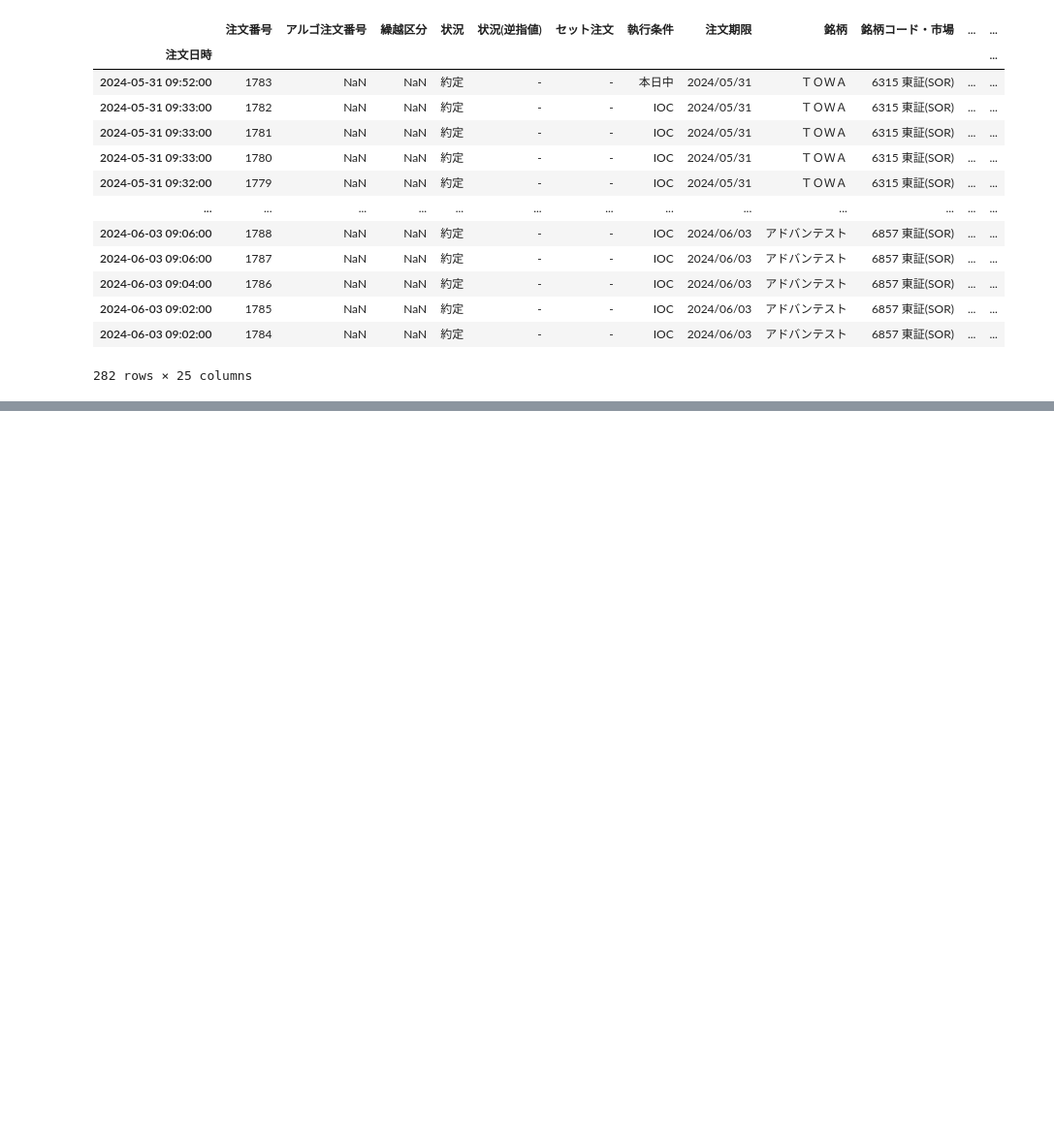
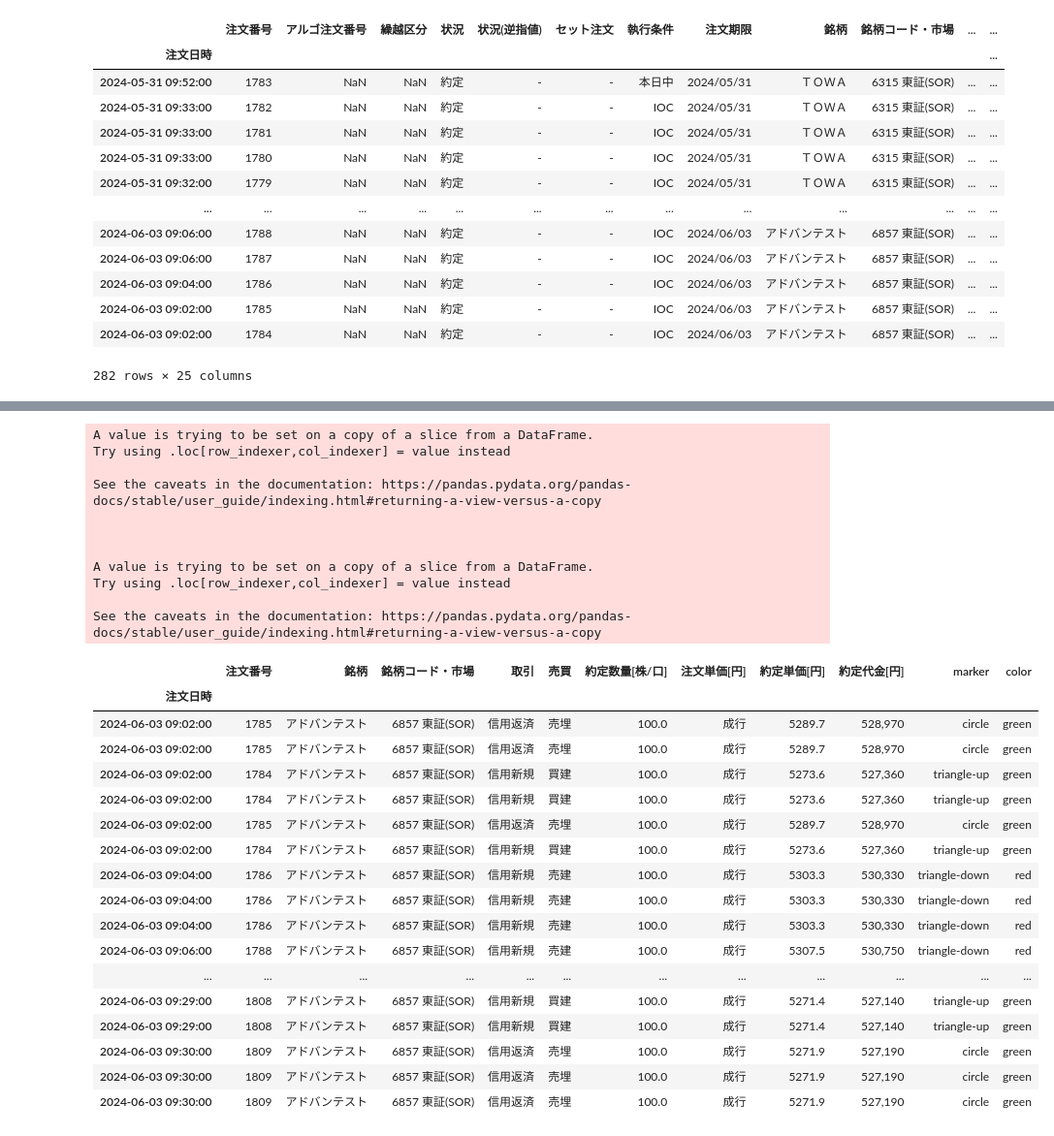
Before and after one commit to keetane/Trader, a Jupyter notebook: history.ipynb, the cells around one changed output, grey strips where cells are left out. Shown: that part at 97% size. Drawn from its saved outputs; the diff is of its cells as text; code cells hidden in the pictures; blank space fills up the shorter version.

```diff
--- a/history.ipynb
+++ b/history.ipynb
@@ -87,0 +577,33 @@ today[today['銘柄']==companies_dict[int(ticker)]]
+# %%
+
+df_scatter
+# %% [output]
+A value is trying to be set on a copy of a slice from a DataFrame.
+Try using .loc[row_indexer,col_indexer] = value instead
+
+See the caveats in the documentation: https://pandas.pydata.org/pandas-docs/stable/user_guide/indexing.html#returning-a-view-versus-a-copy
+
+
+
+A value is trying to be set on a copy of a slice from a DataFrame.
+Try using .loc[row_indexer,col_indexer] = value instead
+
+See the caveats in the documentation: https://pandas.pydata.org/pandas-docs/stable/user_guide/indexing.html#returning-a-view-versus-a-copy
+|  | 注文番号 | 銘柄 | 銘柄コード・市場 | 取引 | 売買 | 約定数量[株/口] | 注文単価[円] | 約定単価[円] | 約定代金[円] | marker | color |
+| 注文日時 |  |  |  |  |  |  |  |  |  |  |  |
+| 2024-06-03 09:02:00 | 1785 | アドバンテスト | 6857 東証(SOR) | 信用返済 | 売埋 | 100.0 | 成行 | 5289.7 | 528,970 | circle | green |
+| 2024-06-03 09:02:00 | 1785 | アドバンテスト | 6857 東証(SOR) | 信用返済 | 売埋 | 100.0 | 成行 | 5289.7 | 528,970 | circle | green |
+| 2024-06-03 09:02:00 | 1784 | アドバンテスト | 6857 東証(SOR) | 信用新規 | 買建 | 100.0 | 成行 | 5273.6 | 527,360 | triangle-up | green |
+| 2024-06-03 09:02:00 | 1784 | アドバンテスト | 6857 東証(SOR) | 信用新規 | 買建 | 100.0 | 成行 | 5273.6 | 527,360 | triangle-up | green |
+| 2024-06-03 09:02:00 | 1785 | アドバンテスト | 6857 東証(SOR) | 信用返済 | 売埋 | 100.0 | 成行 | 5289.7 | 528,970 | circle | green |
+| 2024-06-03 09:02:00 | 1784 | アドバンテスト | 6857 東証(SOR) | 信用新規 | 買建 | 100.0 | 成行 | 5273.6 | 527,360 | triangle-up | green |
+| 2024-06-03 09:04:00 | 1786 | アドバンテスト | 6857 東証(SOR) | 信用新規 | 売建 | 100.0 | 成行 | 5303.3 | 530,330 | triangle-down | red |
+| 2024-06-03 09:04:00 | 1786 | アドバンテスト | 6857 東証(SOR) | 信用新規 | 売建 | 100.0 | 成行 | 5303.3 | 530,330 | triangle-down | red |
+| 2024-06-03 09:04:00 | 1786 | アドバンテスト | 6857 東証(SOR) | 信用新規 | 売建 | 100.0 | 成行 | 5303.3 | 530,330 | triangle-down | red |
+| 2024-06-03 09:06:00 | 1788 | アドバンテスト | 6857 東証(SOR) | 信用新規 | 売建 | 100.0 | 成行 | 5307.5 | 530,750 | triangle-down | red |
+| ... | ... | ... | ... | ... | ... | ... | ... | ... | ... | ... | ... |
+| 2024-06-03 09:29:00 | 1808 | アドバンテスト | 6857 東証(SOR) | 信用新規 | 買建 | 100.0 | 成行 | 5271.4 | 527,140 | triangle-up | green |
+| 2024-06-03 09:29:00 | 1808 | アドバンテスト | 6857 東証(SOR) | 信用新規 | 買建 | 100.0 | 成行 | 5271.4 | 527,140 | triangle-up | green |
+| 2024-06-03 09:30:00 | 1809 | アドバンテスト | 6857 東証(SOR) | 信用返済 | 売埋 | 100.0 | 成行 | 5271.9 | 527,190 | circle | green |
+| 2024-06-03 09:30:00 | 1809 | アドバンテスト | 6857 東証(SOR) | 信用返済 | 売埋 | 100.0 | 成行 | 5271.9 | 527,190 | circle | green |
+| 2024-06-03 09:30:00 | 1809 | アドバンテスト | 6857 東証(SOR) | 信用返済 | 売埋 | 100.0 | 成行 | 5271.9 | 527,190 | circle | green |
```
Also changed, not shown: parts of 15 cells of this notebook.
